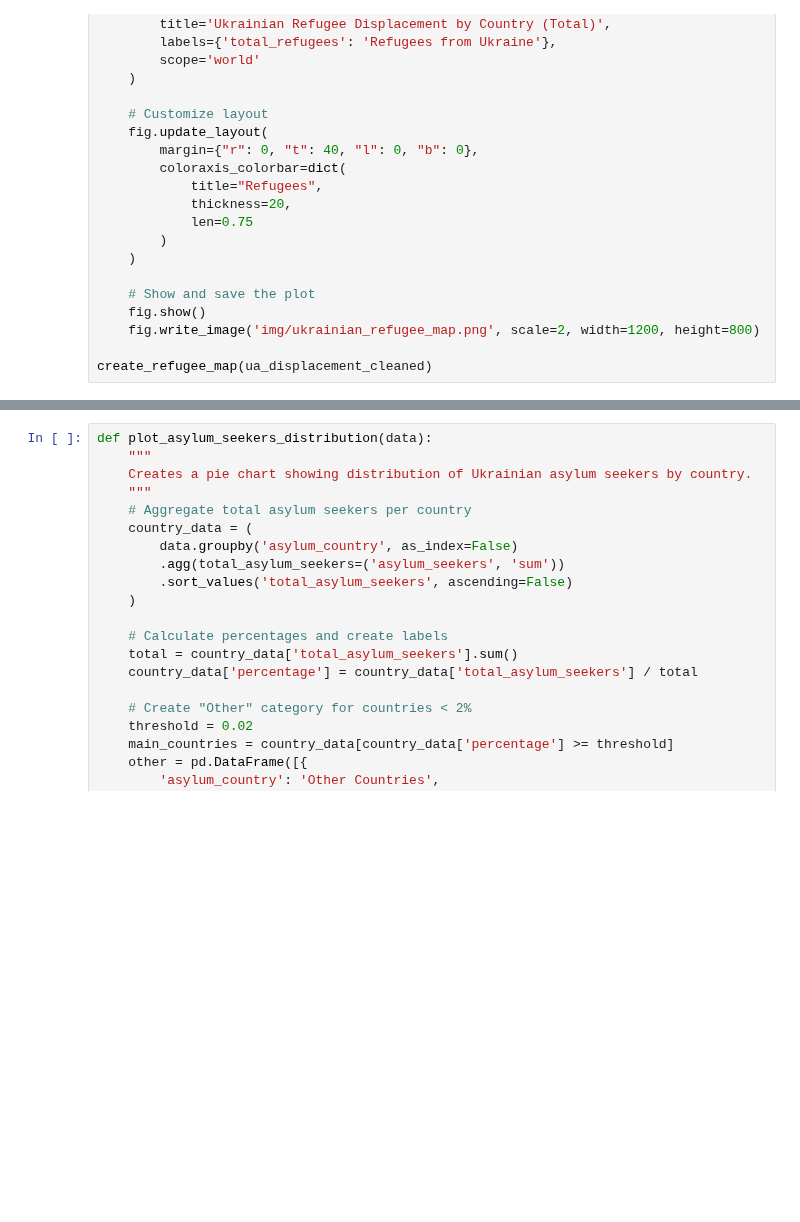
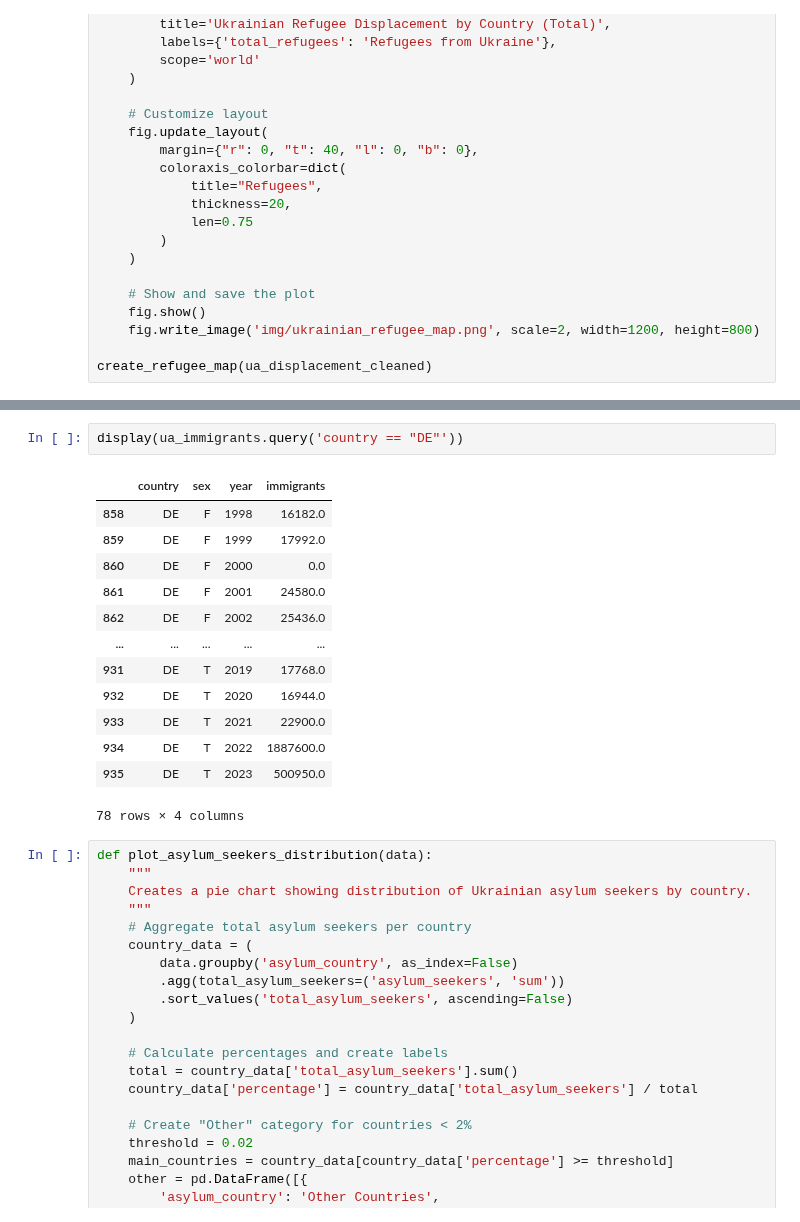
Before and after one commit to loveBeatles/datavis_project, a Jupyter notebook: group_project.ipynb, the cells around one changed output, grey strips where cells are left out. Cells and saved outputs as stored; diff of their text form; blank space fills up the shorter version.

```diff
--- a/group_project.ipynb
+++ b/group_project.ipynb
@@ -2410,6 +2411,22 @@ def plot_top_immigrant_countries(data):
                    height=800)
 
 plot_top_immigrant_countries(ua_immigrants)
+# %%
+display(ua_immigrants.query('country == "DE"'))
+# %% [output]
+|  | country | sex | year | immigrants |
+| 858 | DE | F | 1998 | 16182.0 |
+| 859 | DE | F | 1999 | 17992.0 |
+| 860 | DE | F | 2000 | 0.0 |
+| 861 | DE | F | 2001 | 24580.0 |
+| 862 | DE | F | 2002 | 25436.0 |
+| ... | ... | ... | ... | ... |
+| 931 | DE | T | 2019 | 17768.0 |
+| 932 | DE | T | 2020 | 16944.0 |
+| 933 | DE | T | 2021 | 22900.0 |
+| 934 | DE | T | 2022 | 1887600.0 |
+| 935 | DE | T | 2023 | 500950.0 |
+78 rows × 4 columns
 # %%
 def plot_asylum_seekers_distribution(data):
     """
```
Also changed, not shown: parts of 13 cells of this notebook, 4 other files.
